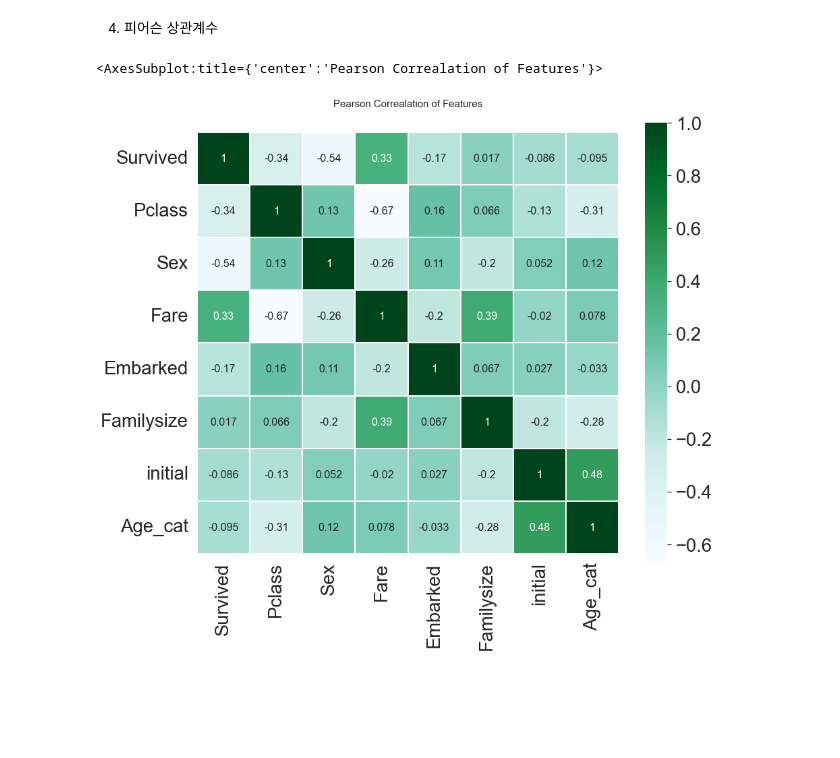
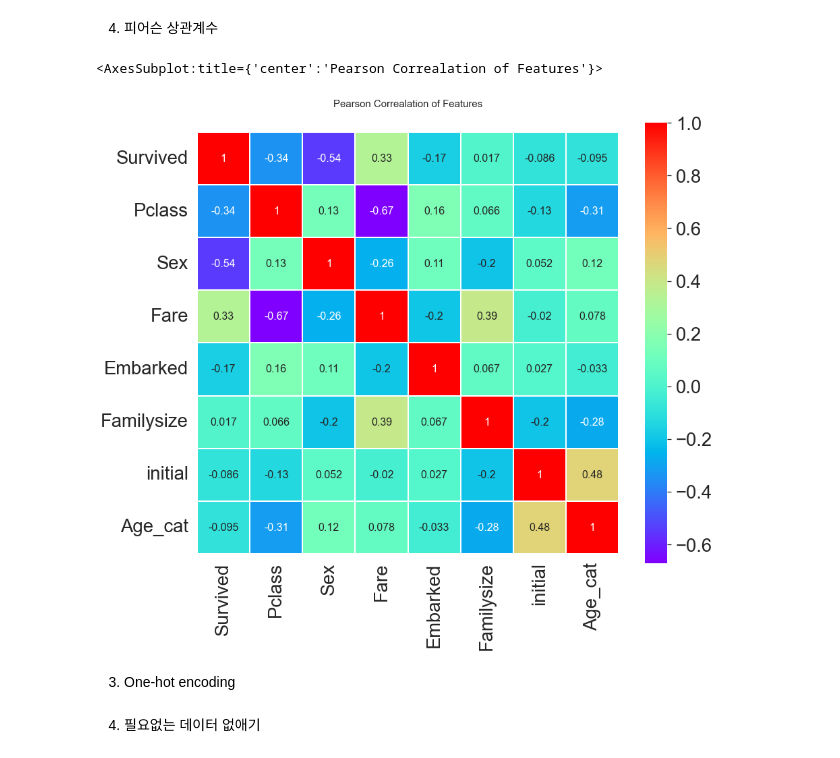
Before and after one commit to seongjinp/pandas-, a Jupyter notebook: 타이타닉.ipynb, the cells around one changed output. Saved outputs shown, nothing was run; the diff lists cells and outputs as text; code cells hidden in the pictures; blank space fills up the shorter version.

```diff
--- a/타이타닉.ipynb
+++ b/타이타닉.ipynb
@@ -320,11 +325,13 @@ df_test['Sex'] = df_test['Sex'].map({'female':0, 'male':1})
 # %%
 heatmap_data = df_train[['Survived','Pclass','Sex','Fare','Embarked','Familysize','initial','Age_cat']]
 # %%
-colormap = plt.cm.BuGn
+colormap = plt.cm.rainbow
 plt.figure(figsize=(14,12))
 plt.title('Pearson Correalation of Features', y=1.05, size=15)
 sns.heatmap(heatmap_data.astype(float).corr(), linewidths=0.1, vmax=1.0, square=True, cmap=colormap, linecolor='white',
             annot=True ,annot_kws={'size':16})
 # %% [output]
 <AxesSubplot:title={'center':'Pearson Correalation of Features'}>
-[figure, old version]
+[figure, new version]
+# %% [markdown]
+3. One-hot encoding
@@ -330,0 +344,2 @@ sns.heatmap(heatmap_data.astype(float).corr(), linewidths=0.1, vmax=1.0, square=
+# %% [markdown]
+4. 필요없는 데이터 없애기
```
Also changed, not shown: parts of 22 cells of this notebook.
